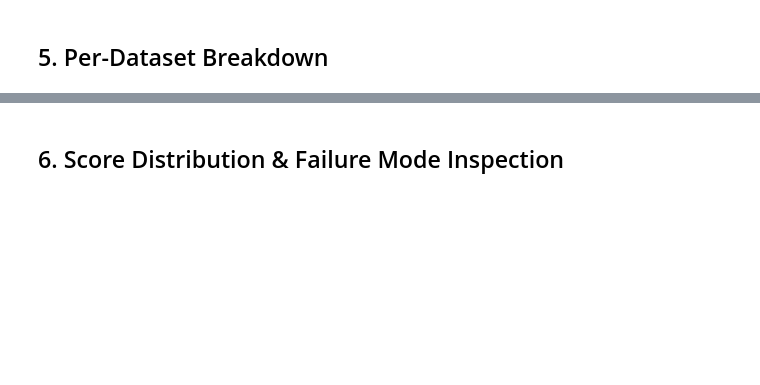
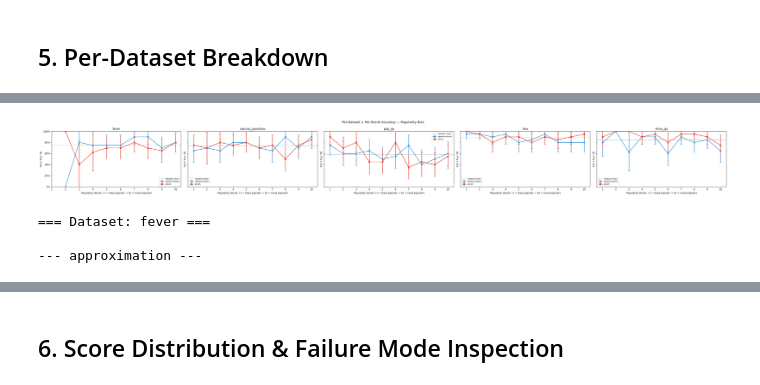
Before and after one commit to Cyro292/PopularityBias, a Jupyter notebook: notebooks/piepline/pipeline_analysis.ipynb, the cells around one changed output, grey strips where cells are left out. Saved outputs shown, nothing was run; the diff lists cells and outputs as text; code cells hidden in the pictures; blank space fills up the shorter version.

```diff
--- a/notebooks/piepline/pipeline_analysis.ipynb
+++ b/notebooks/piepline/pipeline_analysis.ipynb
@@ -547,0 +558,80 @@ Accuracy by Dataset × Strategy
+# %%
+datasets_present = sorted(combined["dataset"].dropna().unique())
+
+if len(datasets_present) <= 1:
+    print(f"Only one dataset ({datasets_present[0] if datasets_present else 'none'}) — per-dataset decile chart skipped.")
+else:
+    ncols = len(datasets_present)
+    fig, axes = plt.subplots(1, ncols, figsize=(8 * ncols, 4.5), sharey=True)
+    if ncols == 1:
+        axes = [axes]
+
+    ds_decile_tables: dict[tuple, pd.DataFrame] = {}
+
+    for ax, ds in zip(axes, datasets_present):
+        for s, df in raw.items():
+            df_ds = df[df["dataset"] == ds].dropna(subset=["decile"]).copy()
+            df_ds["decile"] = df_ds["decile"].astype(int)
+
+            rows = []
+            for d in range(NUM_DECILES):
+                sub = df_ds[df_ds["decile"] == d]
+                n   = len(sub)
+                if n == 0:
+                    rows.append({"decile": d + 1, "accuracy": np.nan, "ci95": np.nan, "n": 0})
+                    continue
+                acc = sub["correct"].mean()
+                se  = np.sqrt(acc * (1 - acc) / n) if n > 1 else 0.0
+                rows.append({"decile": d + 1, "accuracy": acc, "ci95": 1.96 * se, "n": n})
+
+            dt = pd.DataFrame(rows)
+            ds_decile_tables[(ds, s)] = dt
+
+            color  = strategy_colors.get(s, "#888")
+            marker = strategy_markers.get(s, "o")
+            ax.errorbar(
+                dt["decile"], dt["accuracy"] * 100,
+                yerr=dt["ci95"] * 100,
+                label=s, color=color, marker=marker,
+                linewidth=2, markersize=6, capsize=4,
+            )
+
+        ds_mean = combined[combined["dataset"] == ds]["correct"].mean()
+        ax.axhline(ds_mean * 100, color="grey", linestyle="--", linewidth=1, label="dataset mean")
+        ax.set_title(ds)
+        ax.set_xlabel("Popularity Decile  (1 = least popular \u2192 10 = most popular)")
+        ax.set_ylabel("Accuracy (%)")
+        ax.set_xticks(range(1, NUM_DECILES + 1))
+        ax.set_ylim(0, 100)
+        ax.yaxis.set_major_formatter(mticker.PercentFormatter())
+        ax.legend(fontsize=8)
+
+    fig.suptitle("Per-Dataset × Per-Decile Accuracy — Popularity Bias", fontsize=13)
+    plt.tight_layout()
+    plt.savefig(RESULTS_DIR / "fig_dataset_decile_accuracy.png", dpi=150)
+    plt.show()
+
+    # Tables
+    for ds in datasets_present:
+        print(f"\n=== Dataset: {ds} ===")
+        for s in LOADED:
+            key = (ds, s)
+            if key not in ds_decile_tables:
+                continue
+            print(f"\n--- {s} ---")
+            display(
+                ds_decile_tables[key].set_index("decile")
+                .style.format({"accuracy": "{:.1%}", "ci95": "\u00b1{:.1%}", "n": "{:,.0f}"})
+            )
+
+    # Export CSVs
+    for (ds, s), dt in ds_decile_tables.items():
+        safe_ds = ds.replace("/", "_").replace(" ", "_")
+        out = RESULTS_DIR / f"summary_decile_{s}_{safe_ds}.csv"
+        dt.to_csv(out, index=False)
+        print(f"Saved: {out}")
+# %% [output]
+[figure, added]
+=== Dataset: fever ===
+
+--- approximation ---
```
Also changed, not shown: parts of 11 cells of this notebook, 4 other files.
